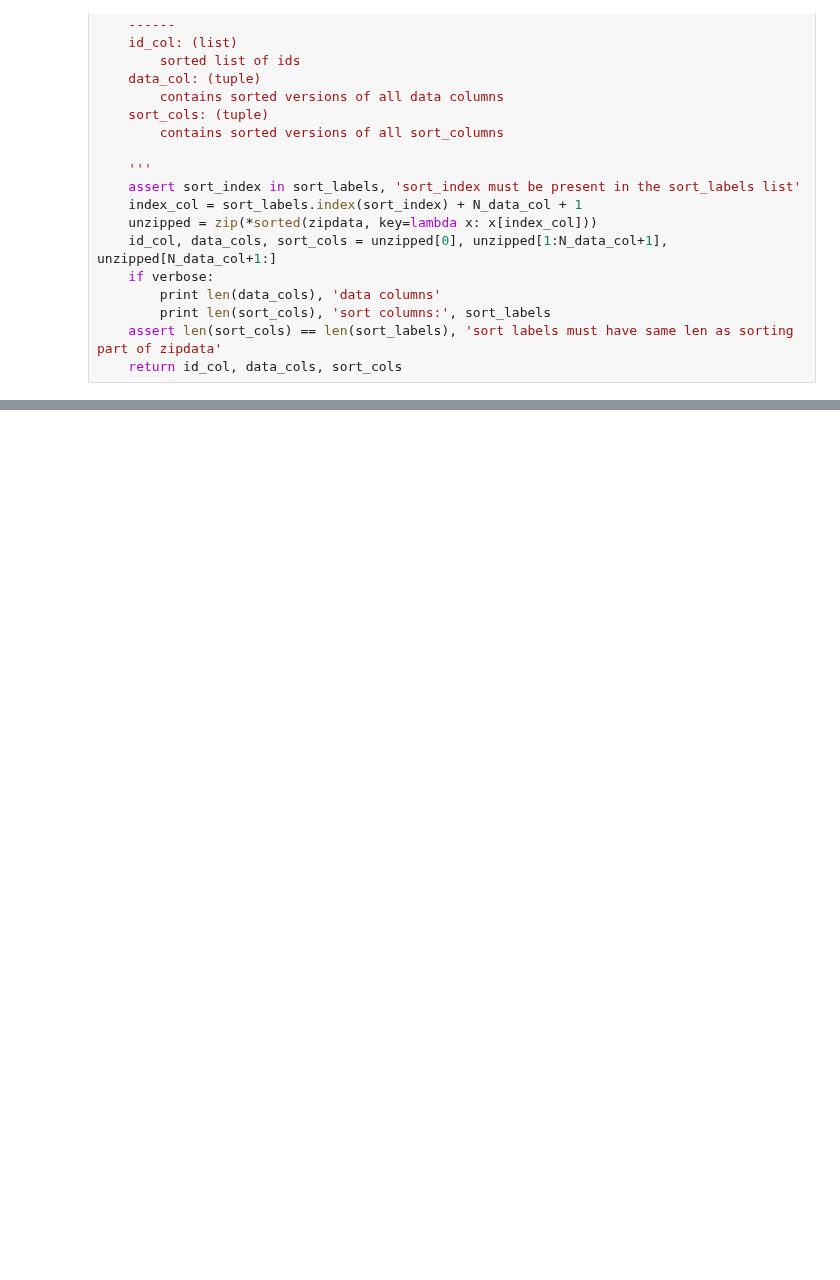
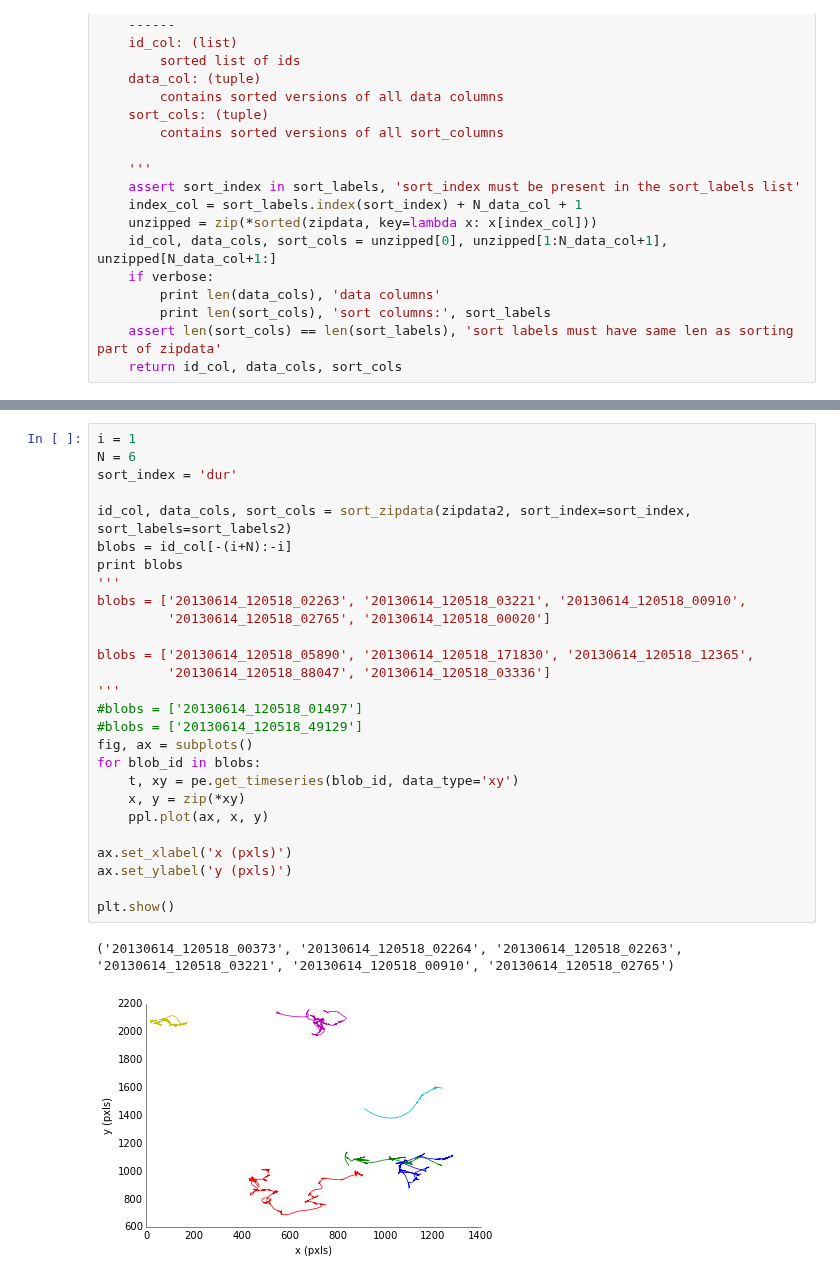
Before and after one commit to amarallab/waldo, a Jupyter notebook: code/plates/explorer_notebook.ipynb, the cells around one changed output, grey strips where cells are left out. Cells and saved outputs as stored; diff of their text form; blank space fills up the shorter version.

```diff
--- a/code/plates/explorer_notebook.ipynb
+++ b/code/plates/explorer_notebook.ipynb
@@ -263,0 +270,30 @@ plt.show()
+# %%
+i = 1
+N = 6
+sort_index = 'dur'
+
+id_col, data_cols, sort_cols = sort_zipdata(zipdata2, sort_index=sort_index, sort_labels=sort_labels2)
+blobs = id_col[-(i+N):-i]
+print blobs
+'''
+blobs = ['20130614_120518_02263', '20130614_120518_03221', '20130614_120518_00910',
+         '20130614_120518_02765', '20130614_120518_00020']
+
+blobs = ['20130614_120518_05890', '20130614_120518_171830', '20130614_120518_12365',
+         '20130614_120518_88047', '20130614_120518_03336']
+'''
+#blobs = ['20130614_120518_01497']
+#blobs = ['20130614_120518_49129']
+fig, ax = subplots()
+for blob_id in blobs:
+    t, xy = pe.get_timeseries(blob_id, data_type='xy')
+    x, y = zip(*xy)
+    ppl.plot(ax, x, y)
+
+ax.set_xlabel('x (pxls)')
+ax.set_ylabel('y (pxls)')
+
+plt.show()
+# %% [output]
+('20130614_120518_00373', '20130614_120518_02264', '20130614_120518_02263', '20130614_120518_03221', '20130614_120518_00910', '20130614_120518_02765')
+[figure, added]
```
Also changed, not shown: parts of 10 cells of this notebook, 4 other files.
